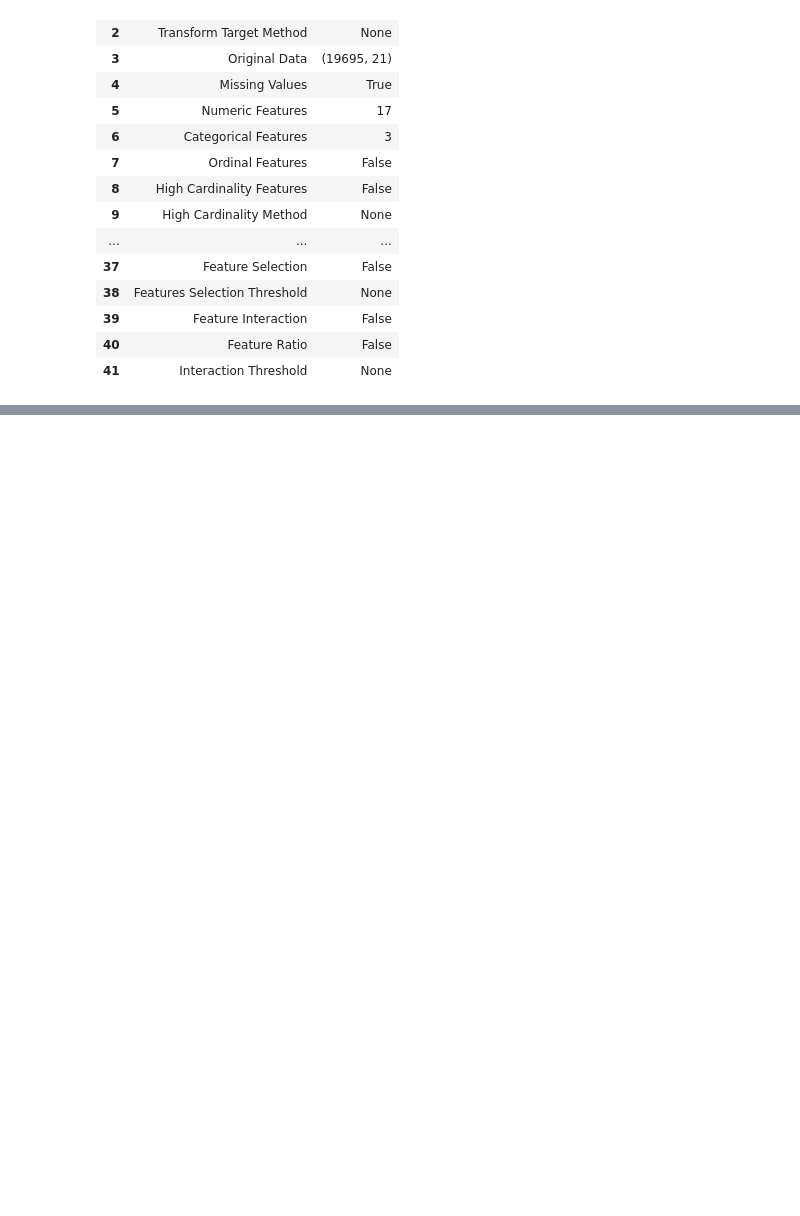
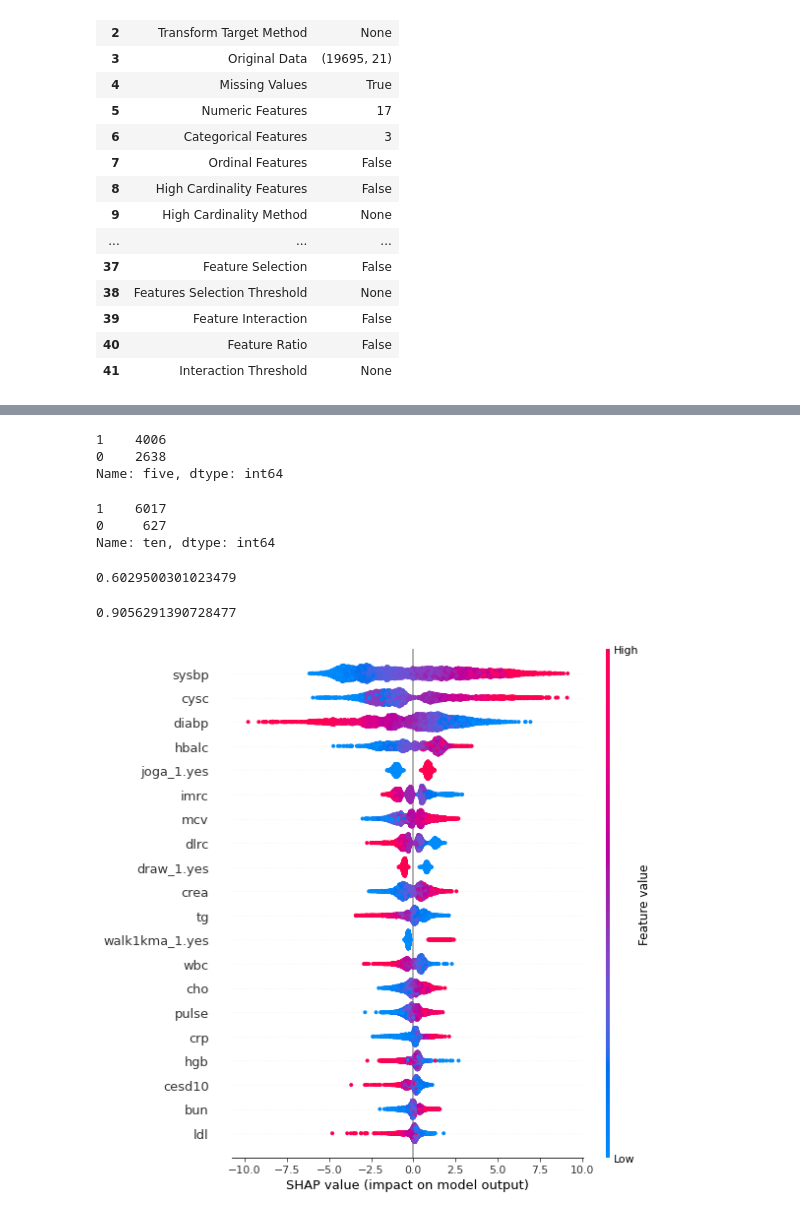
Before and after one commit to FoeinLove/DKU, a Jupyter notebook: final.ipynb, the cells around one changed output, grey strips where cells are left out. Cells and saved outputs as stored; diff of their text form; code cells hidden in the pictures; blank space fills up the shorter version.

```diff
--- a/final.ipynb
+++ b/final.ipynb
@@ -231,0 +273,20 @@ catb = compare_models()
+# %%
+pred.five.value_counts()
+# %% [output]
+1    4006
+0    2638
+Name: five, dtype: int64
+# %%
+pred.ten.value_counts()
+# %% [output]
+1    6017
+0     627
+Name: ten, dtype: int64
+# %%
+4006/(4006+2638)
+# %% [output]
+0.6029500301023479
+# %%
+6017/(6017+627)
+# %% [output]
+0.9056291390728477
@@ -231,0 +295,4 @@ catb = compare_models()
+# %%
+interpret_model(reducemodel)
+# %% [output]
+[figure, added]
```
Also changed, not shown: parts of 7 cells of this notebook, 6 other files.
